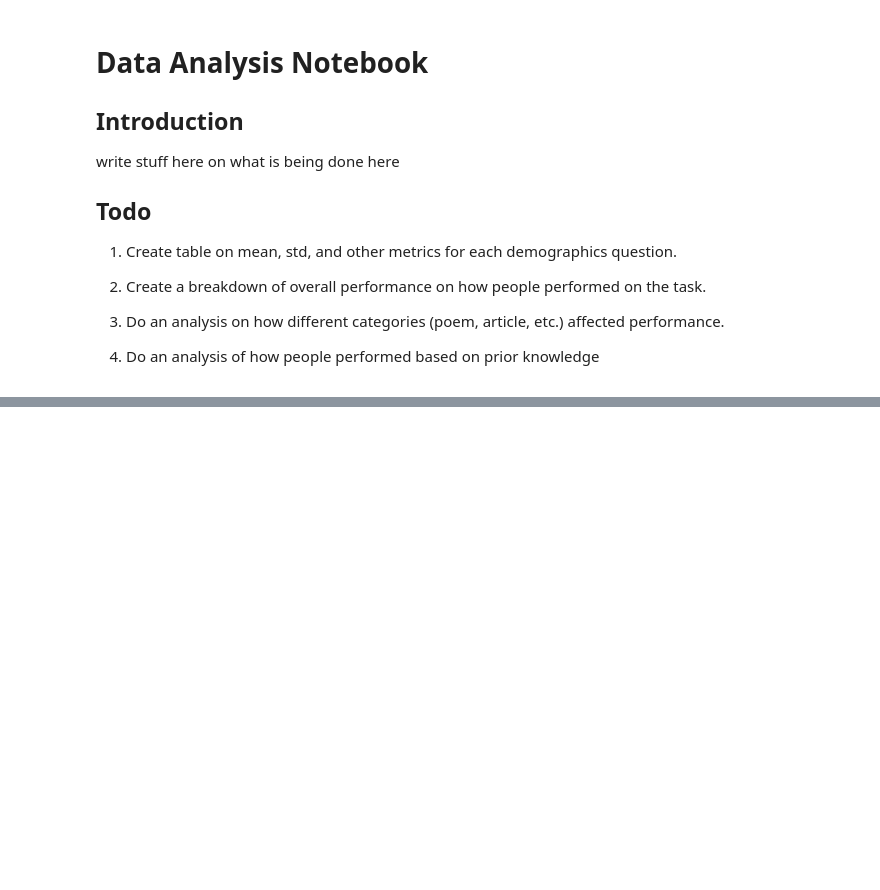
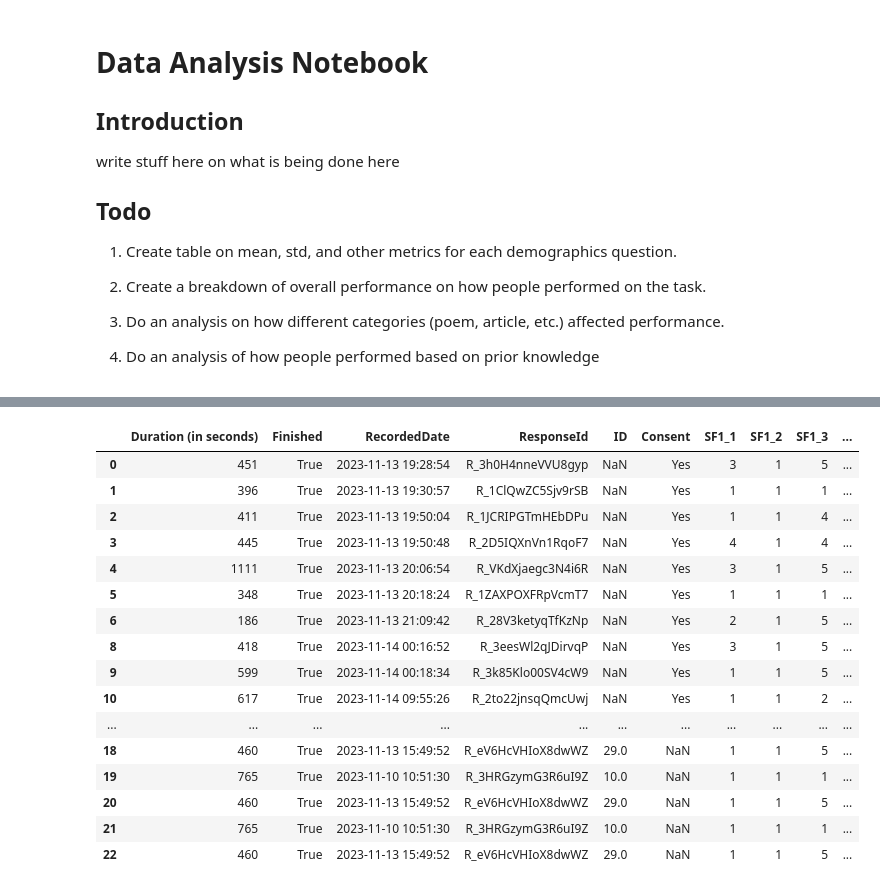
Before and after one commit to ZenithO-o/AI-Detection-Survey, a Jupyter notebook: data_analysis.ipynb, the cells around one changed output, grey strips where cells are left out. Drawn from its saved outputs; the diff is of its cells as text; code cells hidden in the pictures; blank space fills up the shorter version.

Commit message:
basic descriptive stats and data parsing

```diff
--- a/data_analysis.ipynb
+++ b/data_analysis.ipynb
@@ -1,5 +1,4 @@
 # %%
-
 #####   RUN THIS CELL FIRST!   #####
 ##### IMPORTS ALL REQUIREMENTS #####
 #####   & INCLUDES CONSTANTS   #####
@@ -7,8 +6,8 @@ import os
 import pandas as pd
 import numpy as np
 from pathlib import Path
-
-data_path = Path('./data/')
+from scipy.stats import pearsonr
+pd.set_option('display.max_columns', None)
 # %% [markdown]
 # Data Analysis Notebook
 
@@ -25,18 +24,3 @@ write stuff here on what is being done here
 3. Do an analysis on how different categories (poem, article, etc.) affected performance.
 
 4. Do an analysis of how people performed based on prior knowledge
-# %%
-def parse_passage_response(x: str) -> int:
-    if 'Human' in x:
-        return 0
-    return 1
-
-df = pd.read_csv(data_path/'broad_questionnaire.tsv', sep='\t', encoding='UTF-16', quoting=3)
-
-ai_freq_usage = [x for x in df.columns if x[:3] == 'SF1']
-passage_columns = [x for x in df.columns if x[:2] in ('AI', 'HU')]
-true_answers = [0 if x[:2] == 'HU' else 1 for x in passage_columns]
-
-df[passage_columns] = df[passage_columns].map(parse_passage_response)
-
-df
@@ -55,0 +80,42 @@ df
+# %%
+# Load df
+data_path = Path('./data/')
+tsv_files = os.listdir(data_path)
+
+print(tsv_files)
+
+dfs = []
+starting_value = 0
+for tsv_file in tsv_files:
+    print(tsv_file)
+    new_df = pd.read_csv(data_path/tsv_file, sep='\t', encoding='UTF-16', quoting=3, skiprows=[1,2])
+    new_df.index = np.arange(starting_value, starting_value+len(new_df))
+    starting_value += len(new_df)
+    dfs.append(new_df)
+
+df = pd.concat(dfs)
+
+# Removes extra metadata from dataframe
+columns_to_keep = ["Duration (in seconds)", "Finished", "RecordedDate", "ResponseId", "ID", "Consent", "SF1_1", "SF1_2", "SF1_3", "SF2_1", "SF2_2", "SF2_3", "SF2_4", "SF2_5", "SF2_6", "SF2_7", "Age", "Education", "Education_7_TEXT", "Major", "TA Exp", "TA Exp_1_TEXT", "HU-S3", "AI-S1", "HU-P2", "AI-P1", "HU-N2", "AI-N1", "HU-W2", "AI-W3", "Strategy", "Patterns"]
+df = df[columns_to_keep].reset_index(drop=True)
+
+# Keep finished responses
+df = df[(pd.notna(df['ID'])) | (df['Consent']=='Yes')]
+df = df[df['Finished']==True]
+
+
+# Columns for reference
+sf1_cols = [x for x in df.columns if 'SF1' in x]
+sf2_cols = [x for x in df.columns if 'SF2' in x]
+passage_cols = [x for x in df.columns if x[:2] in ('AI', 'HU')]
+true_answers = [0 if x[:2] == 'HU' else 1 for x in passage_cols]
+
+# Parsing responses
+df[sf1_cols] = df[sf1_cols].map(parse_sf1_response)
+df[sf2_cols] = df[sf2_cols].map(parse_sf2_response)
+df[passage_cols] = df[passage_cols].map(parse_passage_response)
+df['Education'] = df['Education'].map(parse_edu_response)
+df['TA Exp'] = df['TA Exp'].map(parse_ta_response)
+
+df
+# %% [output]
@@ -55,0 +127,17 @@ df
+|  | Duration (in seconds) | Finished | RecordedDate | ResponseId | ID | Consent | SF1_1 | SF1_2 | SF1_3 | ... |
+| 0 | 451 | True | 2023-11-13 19:28:54 | R_3h0H4nneVVU8gyp | NaN | Yes | 3 | 1 | 5 | ... |
+| 1 | 396 | True | 2023-11-13 19:30:57 | R_1ClQwZC5Sjv9rSB | NaN | Yes | 1 | 1 | 1 | ... |
+| 2 | 411 | True | 2023-11-13 19:50:04 | R_1JCRIPGTmHEbDPu | NaN | Yes | 1 | 1 | 4 | ... |
+| 3 | 445 | True | 2023-11-13 19:50:48 | R_2D5IQXnVn1RqoF7 | NaN | Yes | 4 | 1 | 4 | ... |
+| 4 | 1111 | True | 2023-11-13 20:06:54 | R_VKdXjaegc3N4i6R | NaN | Yes | 3 | 1 | 5 | ... |
+| 5 | 348 | True | 2023-11-13 20:18:24 | R_1ZAXPOXFRpVcmT7 | NaN | Yes | 1 | 1 | 1 | ... |
+| 6 | 186 | True | 2023-11-13 21:09:42 | R_28V3ketyqTfKzNp | NaN | Yes | 2 | 1 | 5 | ... |
+| 8 | 418 | True | 2023-11-14 00:16:52 | R_3eesWl2qJDirvqP | NaN | Yes | 3 | 1 | 5 | ... |
+| 9 | 599 | True | 2023-11-14 00:18:34 | R_3k85Klo00SV4cW9 | NaN | Yes | 1 | 1 | 5 | ... |
+| 10 | 617 | True | 2023-11-14 09:55:26 | R_2to22jnsqQmcUwj | NaN | Yes | 1 | 1 | 2 | ... |
+| ... | ... | ... | ... | ... | ... | ... | ... | ... | ... | ... |
+| 18 | 460 | True | 2023-11-13 15:49:52 | R_eV6HcVHIoX8dwWZ | 29.0 | NaN | 1 | 1 | 5 | ... |
+| 19 | 765 | True | 2023-11-10 10:51:30 | R_3HRGzymG3R6uI9Z | 10.0 | NaN | 1 | 1 | 1 | ... |
+| 20 | 460 | True | 2023-11-13 15:49:52 | R_eV6HcVHIoX8dwWZ | 29.0 | NaN | 1 | 1 | 5 | ... |
+| 21 | 765 | True | 2023-11-10 10:51:30 | R_3HRGzymG3R6uI9Z | 10.0 | NaN | 1 | 1 | 1 | ... |
+| 22 | 460 | True | 2023-11-13 15:49:52 | R_eV6HcVHIoX8dwWZ | 29.0 | NaN | 1 | 1 | 5 | ... |
```
Also changed, not shown: parts of 7 cells of this notebook, 4 other files.
